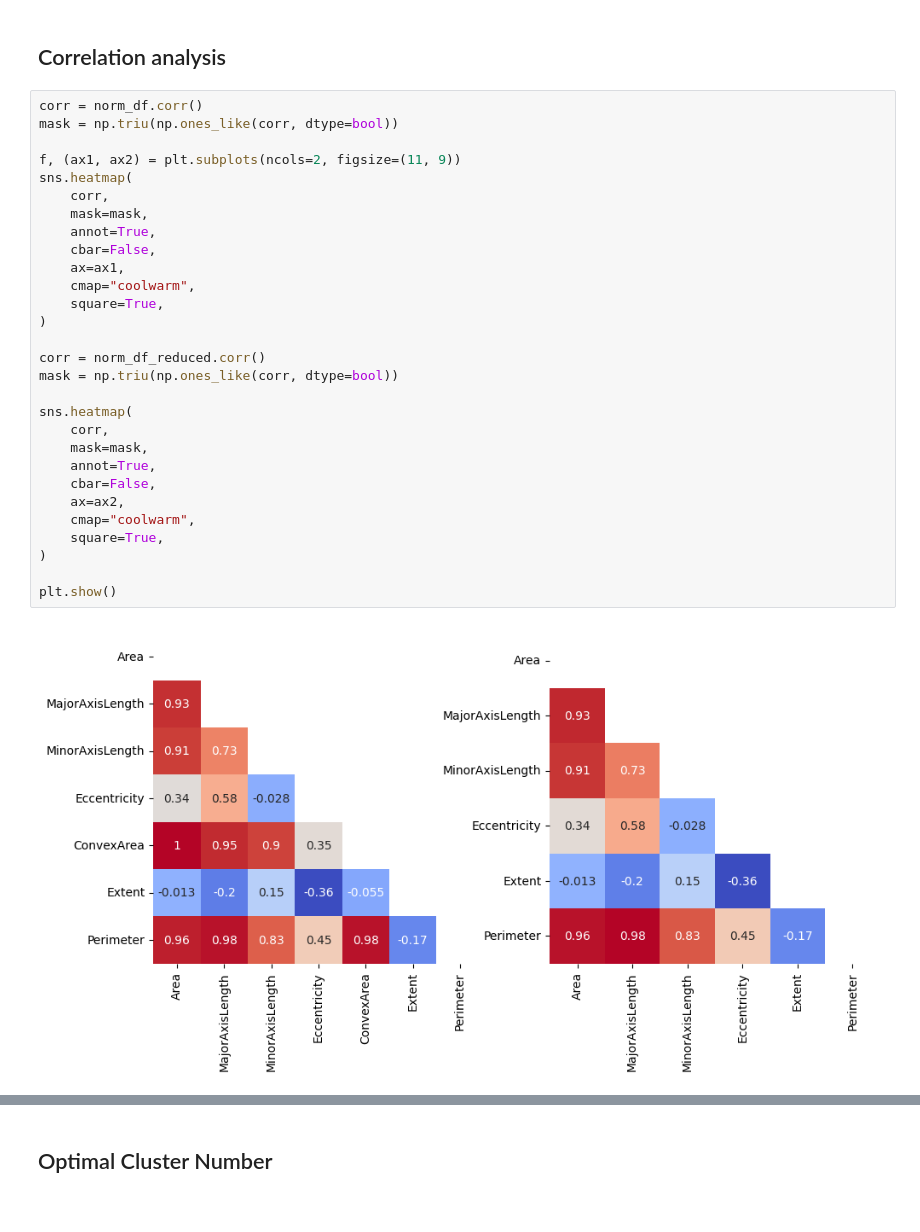
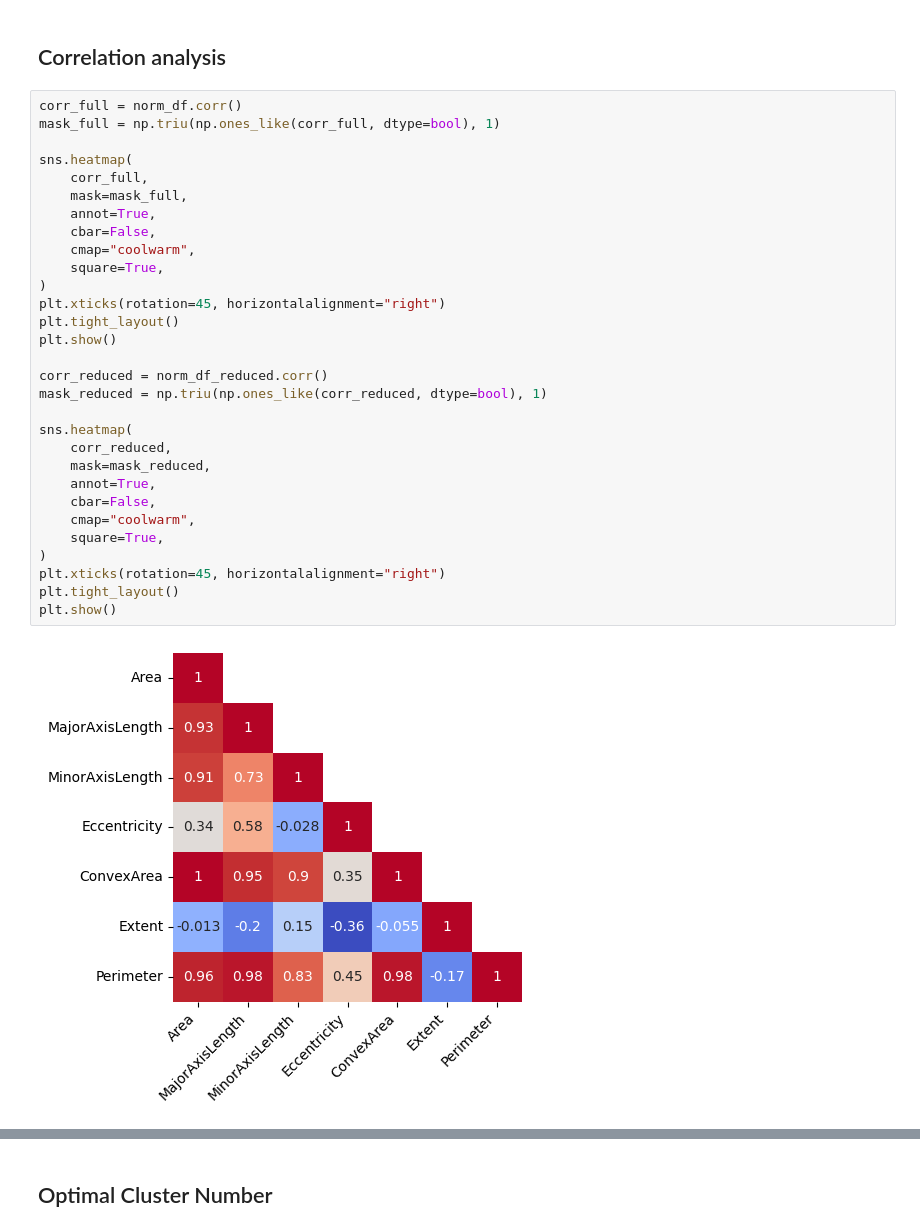
Before and after one commit to neiios/dtmm-task-3, a Jupyter notebook: main.ipynb, the cells around one changed output, grey strips where cells are left out. Cells and saved outputs as stored; diff of their text form.

Commit message:
Update correlationi graphs

```diff
--- a/main.ipynb
+++ b/main.ipynb
@@ -126,34 +126,35 @@ norm_df_reduced_clean["Class"] = df["Class"]
 norm_df_reduced_clean.to_csv("./clean_dataset.csv", index=False)
 # %% [markdown]
 ## Correlation analysis
-# %%
-corr = norm_df.corr()
-mask = np.triu(np.ones_like(corr, dtype=bool))
-
-f, (ax1, ax2) = plt.subplots(ncols=2, figsize=(11, 9))
-sns.heatmap(
-    corr,
-    mask=mask,
-    annot=True,
-    cbar=False,
-    ax=ax1,
-    cmap="coolwarm",
-    square=True,
-)
-
-corr = norm_df_reduced.corr()
-mask = np.triu(np.ones_like(corr, dtype=bool))
-
-sns.heatmap(
-    corr,
-    mask=mask,
-    annot=True,
-    cbar=False,
-    ax=ax2,
-    cmap="coolwarm",
-    square=True,
-)
-
-plt.show()
-# %% [output]
-[figure, removed]
+# %%
+corr_full = norm_df.corr()
+mask_full = np.triu(np.ones_like(corr_full, dtype=bool), 1)
+
+sns.heatmap(
+    corr_full,
+    mask=mask_full,
+    annot=True,
+    cbar=False,
+    cmap="coolwarm",
+    square=True,
+)
+plt.xticks(rotation=45, horizontalalignment="right")
+plt.tight_layout()
+plt.show()
+
+corr_reduced = norm_df_reduced.corr()
+mask_reduced = np.triu(np.ones_like(corr_reduced, dtype=bool), 1)
+
+sns.heatmap(
+    corr_reduced,
+    mask=mask_reduced,
+    annot=True,
+    cbar=False,
+    cmap="coolwarm",
+    square=True,
+)
+plt.xticks(rotation=45, horizontalalignment="right")
+plt.tight_layout()
+plt.show()
+# %% [output]
+[figure, added]
```
Also changed, not shown: parts of 1 cell of this notebook.
